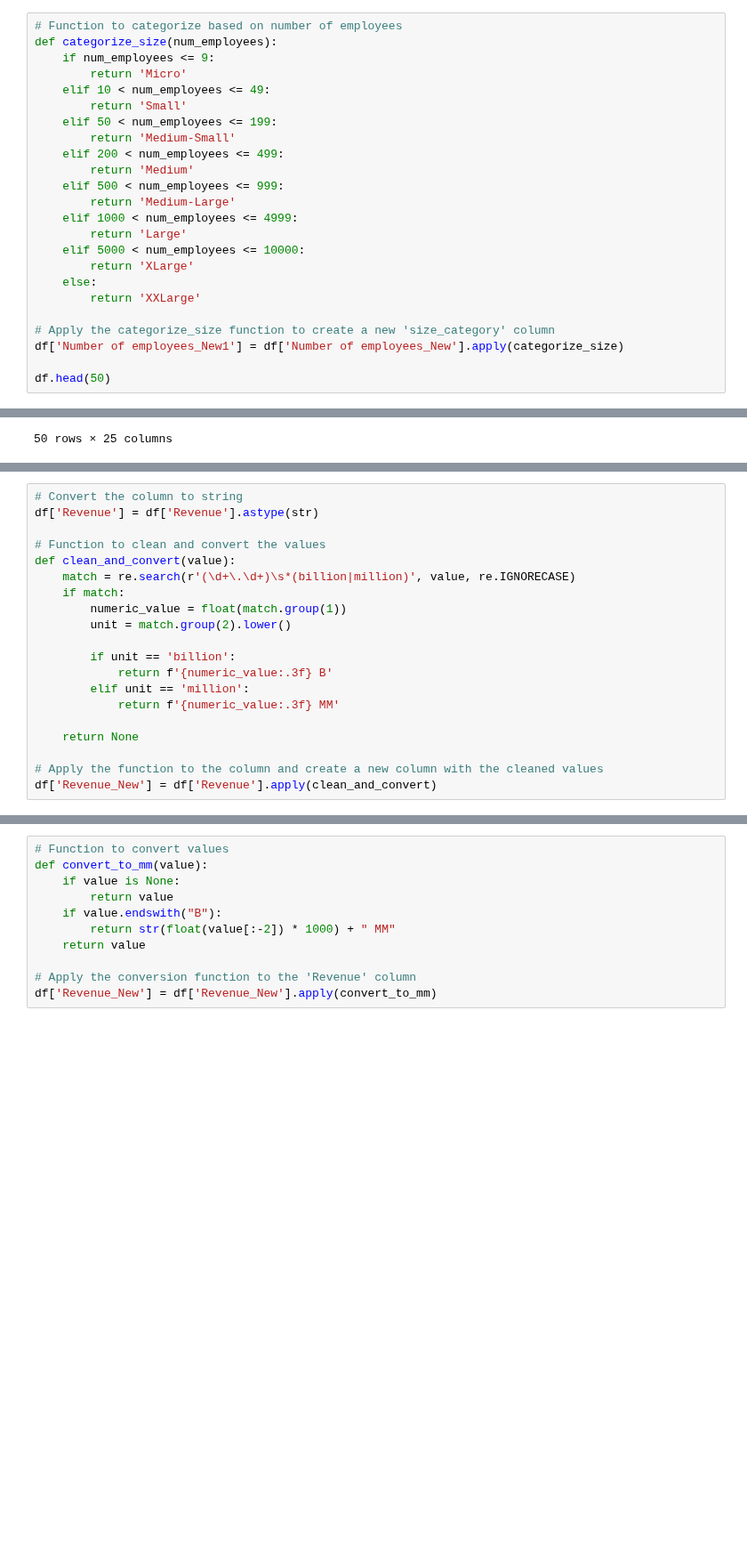
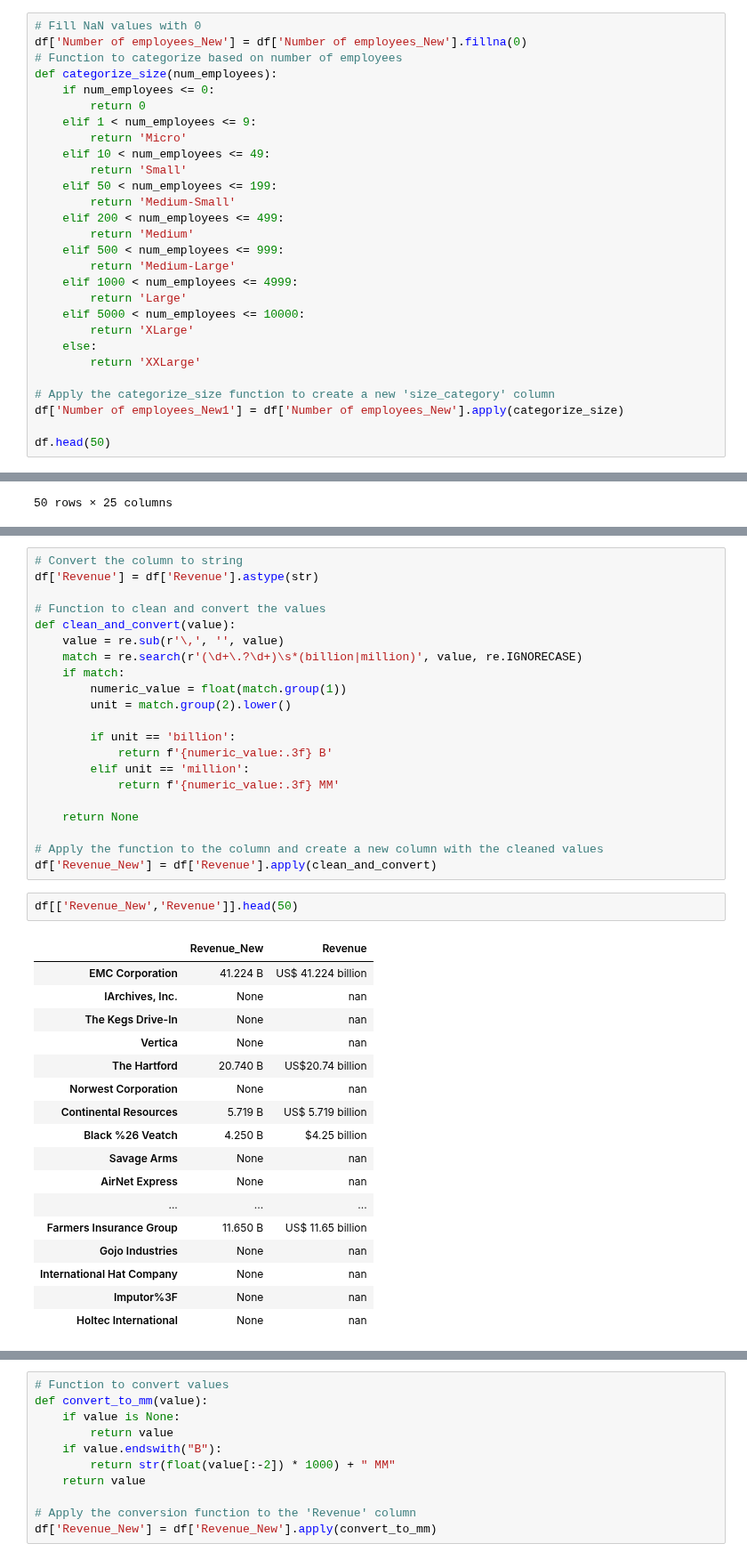
Before and after one commit to Anupam1433/Cleaning-wikiCompanies, a Jupyter notebook: WikiCompanies.ipynb, the cells around one changed output, grey strips where cells are left out. Shown at 89% size. Cells and saved outputs as stored; diff of their text form; blank space fills up the shorter version.

```diff
--- a/WikiCompanies.ipynb
+++ b/WikiCompanies.ipynb
@@ -790,9 +790,13 @@ df
 - XLarge (5000-10,000 Employees)
 - XXLarge (10,000+ Employees)
 # %%
+# Fill NaN values with 0
+df['Number of employees_New'] = df['Number of employees_New'].fillna(0)
 # Function to categorize based on number of employees
 def categorize_size(num_employees):
-    if num_employees <= 9:
+    if num_employees <= 0:
+        return 0
+    elif 1 < num_employees <= 9:
         return 'Micro'
     elif 10 < num_employees <= 49:
         return 'Small'
@@ -842,7 +886,8 @@ df['Revenue'] = df['Revenue'].astype(str)
 
 # Function to clean and convert the values
 def clean_and_convert(value):
-    match = re.search(r'(\d+\.\d+)\s*(billion|million)', value, re.IGNORECASE)
+    value = re.sub(r'\,', '', value)
+    match = re.search(r'(\d+\.?\d+)\s*(billion|million)', value, re.IGNORECASE)
     if match:
         numeric_value = float(match.group(1))
         unit = match.group(2).lower()
@@ -856,5 +901,25 @@ def clean_and_convert(value):
 
 # Apply the function to the column and create a new column with the cleaned values
 df['Revenue_New'] = df['Revenue'].apply(clean_and_convert)
+# %%
+df[['Revenue_New','Revenue']].head(50)
+# %% [output]
+|  | Revenue_New | Revenue |
+| EMC Corporation | 41.224 B | US$ 41.224 billion |
+| IArchives, Inc. | None | nan |
+| The Kegs Drive-In | None | nan |
+| Vertica | None | nan |
+| The Hartford | 20.740 B | US$20.74 billion |
+| Norwest Corporation | None | nan |
+| Continental Resources | 5.719 B | US$ 5.719 billion |
+| Black %26 Veatch | 4.250 B | $4.25 billion |
+| Savage Arms | None | nan |
+| AirNet Express | None | nan |
+| ... | ... | ... |
+| Farmers Insurance Group | 11.650 B | US$ 11.65 billion |
+| Gojo Industries | None | nan |
+| International Hat Company | None | nan |
+| Imputor%3F | None | nan |
+| Holtec International | None | nan |
 # %%
 df.info()
```
Also changed, not shown: parts of 13 cells of this notebook.
